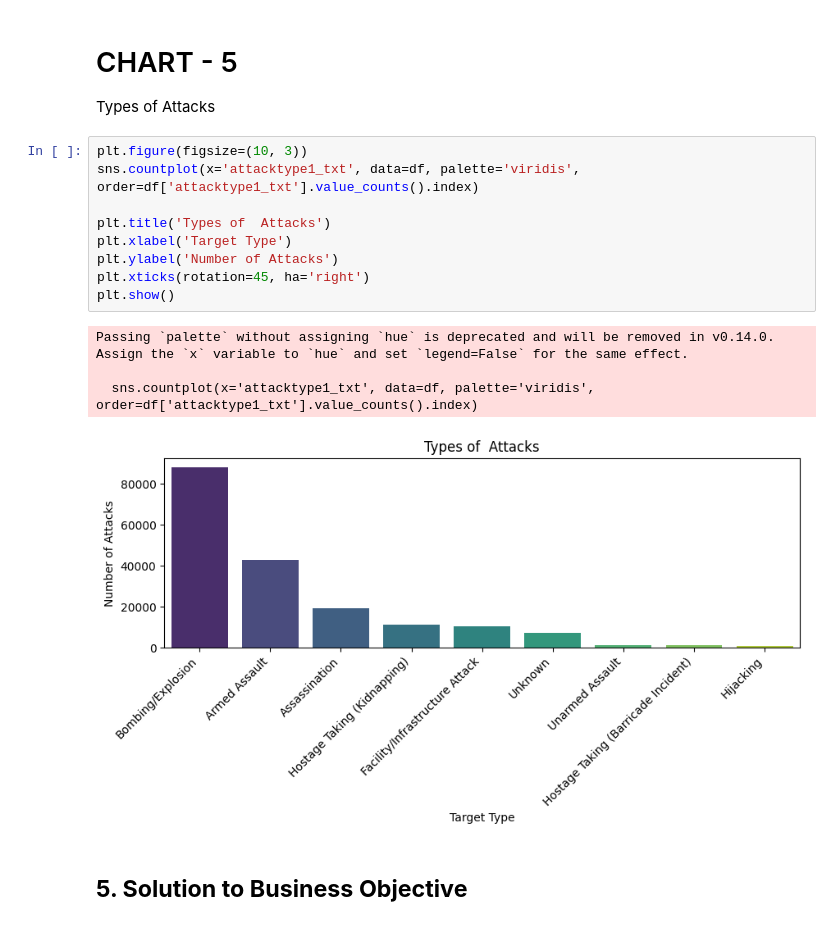
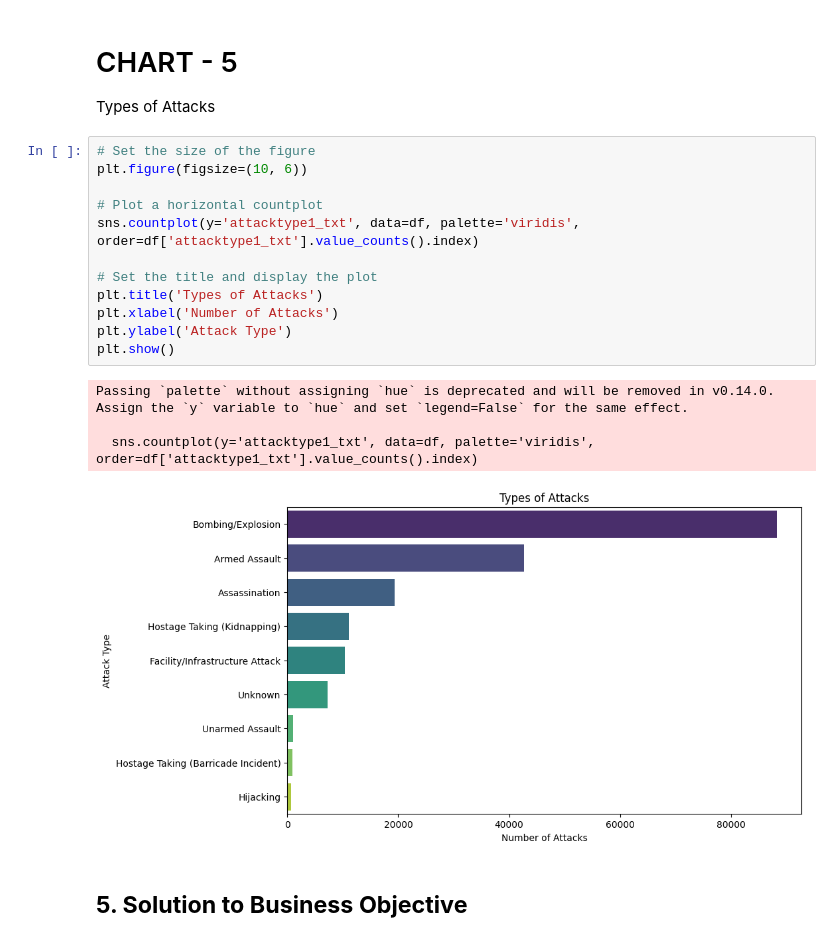
Before and after one commit to s-ndp/analytics-projects, a Jupyter notebook: global_terrorism_data_.ipynb, the cells around one changed output. Drawn from its saved outputs; the diff is of its cells as text.

```diff
--- a/global_terrorism_data_.ipynb
+++ b/global_terrorism_data_.ipynb
@@ -393,19 +403,22 @@ ANSWER - this chart is telling about the most afected areas of attacks like MILI
 # CHART - 5
 Types of  Attacks
 # %%
-plt.figure(figsize=(10, 3))
-sns.countplot(x='attacktype1_txt', data=df, palette='viridis', order=df['attacktype1_txt'].value_counts().index)
+# Set the size of the figure
+plt.figure(figsize=(10, 6))
 
-plt.title('Types of  Attacks')
-plt.xlabel('Target Type')
-plt.ylabel('Number of Attacks')
-plt.xticks(rotation=45, ha='right')
+# Plot a horizontal countplot
+sns.countplot(y='attacktype1_txt', data=df, palette='viridis', order=df['attacktype1_txt'].value_counts().index)
+
+# Set the title and display the plot
+plt.title('Types of Attacks')
+plt.xlabel('Number of Attacks')
+plt.ylabel('Attack Type')
 plt.show()
 # %% [output]
-Passing `palette` without assigning `hue` is deprecated and will be removed in v0.14.0. Assign the `x` variable to `hue` and set `legend=False` for the same effect.
+Passing `palette` without assigning `hue` is deprecated and will be removed in v0.14.0. Assign the `y` variable to `hue` and set `legend=False` for the same effect.
 
-  sns.countplot(x='attacktype1_txt', data=df, palette='viridis', order=df['attacktype1_txt'].value_counts().index)
+  sns.countplot(y='attacktype1_txt', data=df, palette='viridis', order=df['attacktype1_txt'].value_counts().index)
-[figure, old version]
+[figure, new version]
 # %% [markdown]
 ## **5. Solution to Business Objective**
 # %% [markdown]
```
Also changed, not shown: parts of 7 cells of this notebook.
